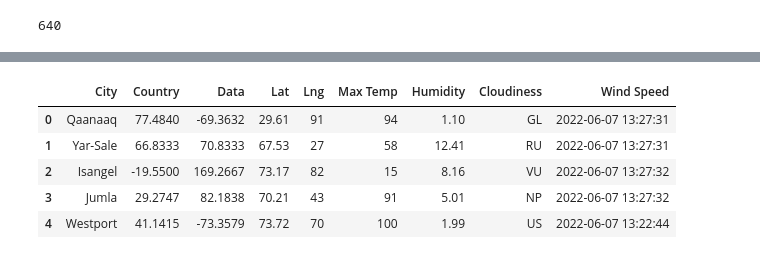
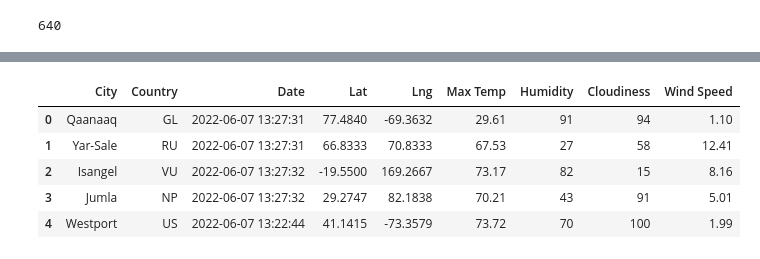
Before and after one commit to Shuchihsu/World_Weather_Analysis, a Jupyter notebook: WeatherPy.ipynb, the cells around one changed output, grey strips where cells are left out. Drawn from its saved outputs; the diff is of its cells as text; code cells hidden in the pictures.

```diff
--- a/WeatherPy.ipynb
+++ b/WeatherPy.ipynb
@@ -166,15 +166,15 @@ city_data_df.head(10)
 | 9 | Russell | 32.3502 | -85.1999 | 74.48 | 94 | 100 | 4.61 | US | 2022-06-07 13:27:34 |
 # %%
 # Create new order of the columns
-city_data_df.columns = ["City","Country","Data","Lat","Lng","Max Temp","Humidity","Cloudiness","Wind Speed"]
+city_data_df =city_data_df.reindex(columns= ["City","Country","Date","Lat","Lng","Max Temp","Humidity","Cloudiness","Wind Speed"])
 city_data_df.head()
 # %% [output]
-|  | City | Country | Data | Lat | Lng | Max Temp | Humidity | Cloudiness | Wind Speed |
-| 0 | Qaanaaq | 77.4840 | -69.3632 | 29.61 | 91 | 94 | 1.10 | GL | 2022-06-07 13:27:31 |
-| 1 | Yar-Sale | 66.8333 | 70.8333 | 67.53 | 27 | 58 | 12.41 | RU | 2022-06-07 13:27:31 |
-| 2 | Isangel | -19.5500 | 169.2667 | 73.17 | 82 | 15 | 8.16 | VU | 2022-06-07 13:27:32 |
-| 3 | Jumla | 29.2747 | 82.1838 | 70.21 | 43 | 91 | 5.01 | NP | 2022-06-07 13:27:32 |
-| 4 | Westport | 41.1415 | -73.3579 | 73.72 | 70 | 100 | 1.99 | US | 2022-06-07 13:22:44 |
+|  | City | Country | Date | Lat | Lng | Max Temp | Humidity | Cloudiness | Wind Speed |
+| 0 | Qaanaaq | GL | 2022-06-07 13:27:31 | 77.4840 | -69.3632 | 29.61 | 91 | 94 | 1.10 |
+| 1 | Yar-Sale | RU | 2022-06-07 13:27:31 | 66.8333 | 70.8333 | 67.53 | 27 | 58 | 12.41 |
+| 2 | Isangel | VU | 2022-06-07 13:27:32 | -19.5500 | 169.2667 | 73.17 | 82 | 15 | 8.16 |
+| 3 | Jumla | NP | 2022-06-07 13:27:32 | 29.2747 | 82.1838 | 70.21 | 43 | 91 | 5.01 |
+| 4 | Westport | US | 2022-06-07 13:22:44 | 41.1415 | -73.3579 | 73.72 | 70 | 100 | 1.99 |
 # %%
 # Create the output file (CSV).new_file = "folder_name/file_name". Need to create folder name first
 output_data_file = "weather_data/cities.csv"
```
Also changed, not shown: parts of 12 cells of this notebook, 5 other files.
